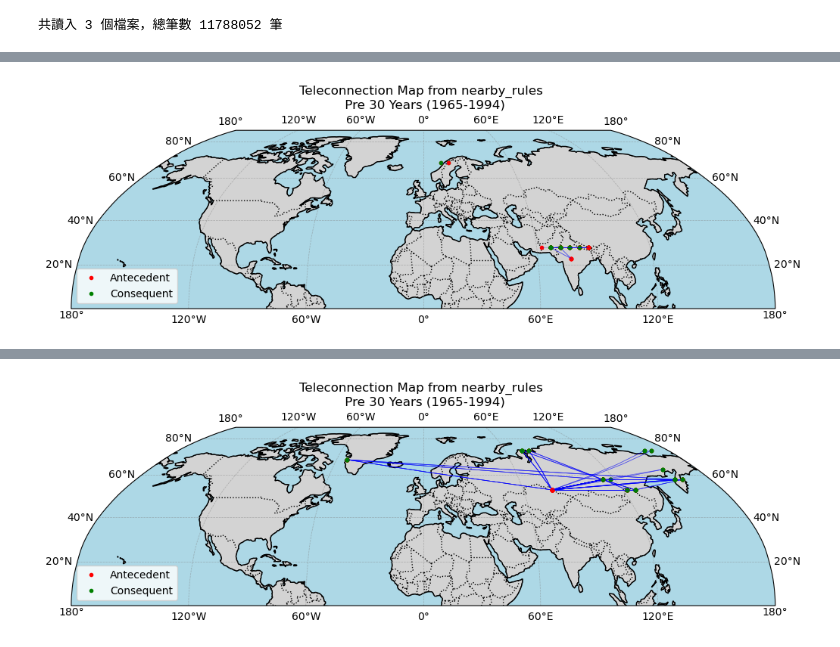
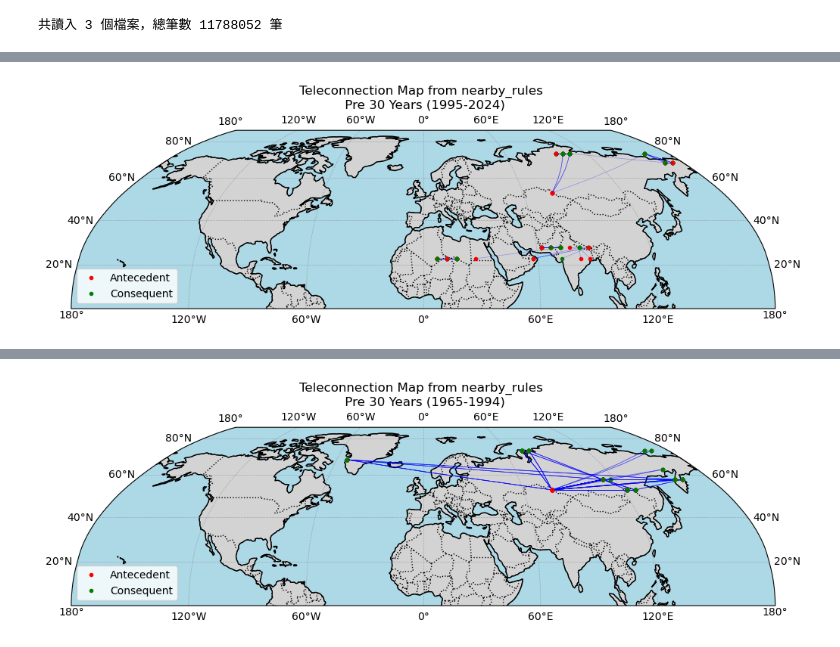
Before and after one commit to Yangyukai0129/heatwave_event_synchronize_study, a Jupyter notebook: frequent_itemset/frequent_itemset.ipynb, the cells around one changed output, grey strips where cells are left out. Cells and saved outputs as stored; diff of their text form; code cells hidden in the pictures.

```diff
--- a/frequent_itemset/frequent_itemset.ipynb
+++ b/frequent_itemset/frequent_itemset.ipynb
@@ -5,7 +5,7 @@ from mlxtend.preprocessing import TransactionEncoder
 from mlxtend.frequent_patterns import fpgrowth
 
 # 1. 讀 CSV
-df = pd.read_csv('D:\\heatwave_event_synchronize_study\\data\\Hierarchical clustering\\分群篩選後資料\\pre\\transactions_cluster_95threshold_pre30y_cluster9.csv')
+df = pd.read_csv('D:\\heatwave_event_synchronize_study\\data\\Hierarchical clustering\\分群篩選後資料\\post\\transactions_cluster_95threshold_post30y_cluster8.csv')
 
 # 把字串轉回 list
 transactions = df['transaction'].apply(ast.literal_eval).tolist()
@@ -291,36 +275,36 @@ ante_plotted = False
 cons_plotted = False
 
 # 2. 迭代 nearby_rules 繪圖
 for idx, row in rules.iterrows():
     ante_coords = row['ante_coords']
     cons_coords = row['cons_coords']
 
     if isinstance(ante_coords, list) and isinstance(cons_coords, list):
         for (lat1, lon1) in ante_coords:
             # 標記前事件座標
             label = 'Antecedent' if not ante_plotted else None
             ax.plot(lon1, lat1, 'ro', markersize=3, transform=ccrs.PlateCarree(), label=label)
             ante_plotted = True
 
             for (lat2, lon2) in cons_coords:
                 # 標記後事件座標
                 label = 'Consequent' if not cons_plotted else None
                 ax.plot(lon2, lat2, 'go', markersize=3, transform=ccrs.PlateCarree(), label=label)
                 cons_plotted = True
 
                 # 繪製連線
                 ax.plot([lon1, lon2], [lat1, lat2],
                         color='blue', linewidth=0.5, alpha=0.3, transform=ccrs.PlateCarree())
 
 # 顯示 legend，只會顯示一次
 ax.legend(loc='lower left')
-plt.title('Teleconnection Map from nearby_rules \n Pre 30 Years (1965-1994)')
+plt.title('Teleconnection Map from nearby_rules \n Pre 30 Years (1995-2024)')
 # 指定輸出資料夾
-out_dir = "D:\\es\\frequent_itemset"
+out_dir = "D:\\heatwave_event_synchronize_study"
 
-# plt.savefig(
-#     os.path.join(out_dir, 'pre30y(27.625, 82.375).png')
-#     , dpi=300, bbox_inches='tight')
+plt.savefig(
+    os.path.join(out_dir, 'post30y.png')
+    , dpi=300, bbox_inches='tight')
 plt.show()
 # %% [output]
-[figure, old version]
+[figure, new version]
```
Also changed, not shown: parts of 8 cells of this notebook.
